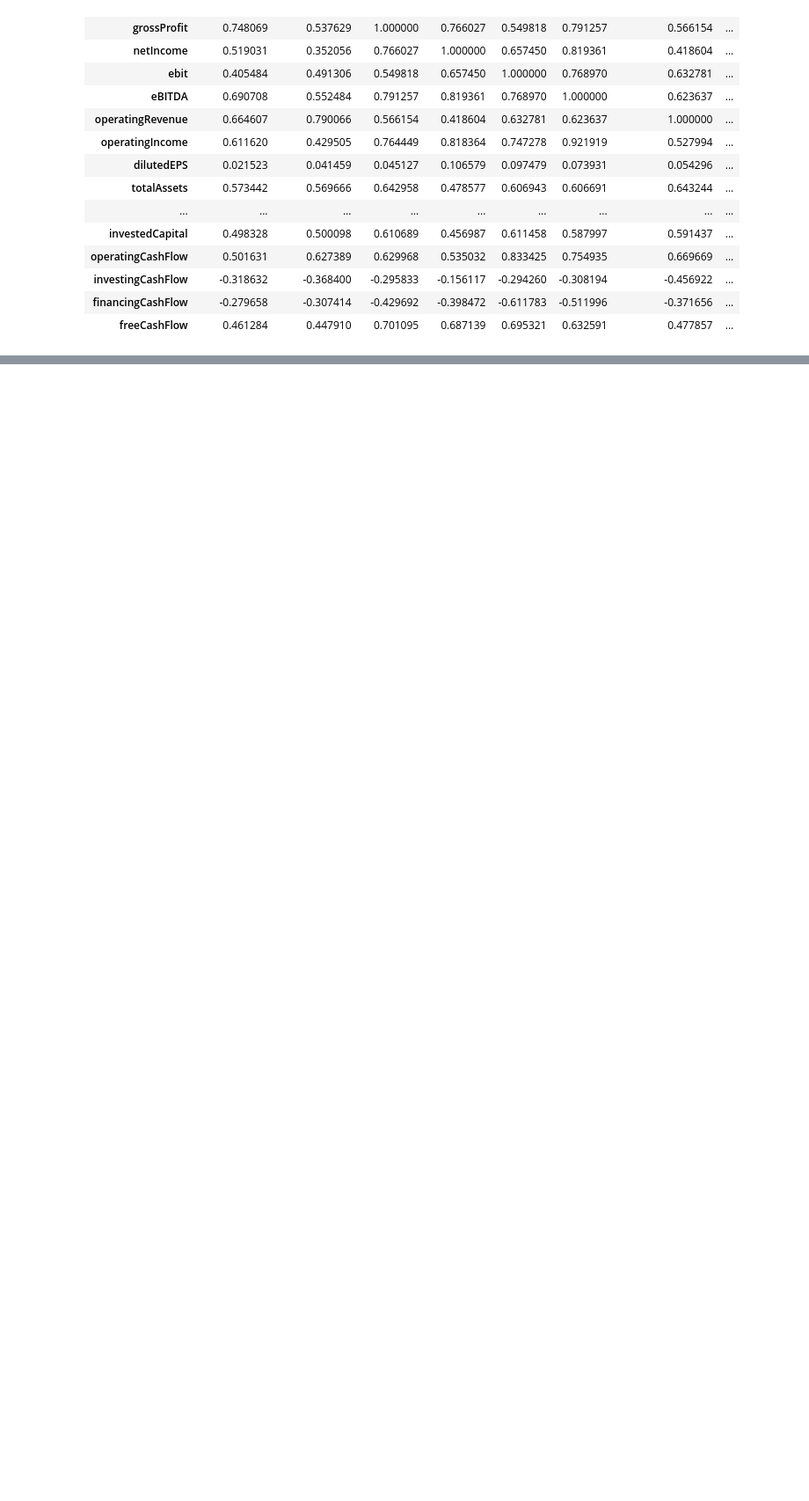
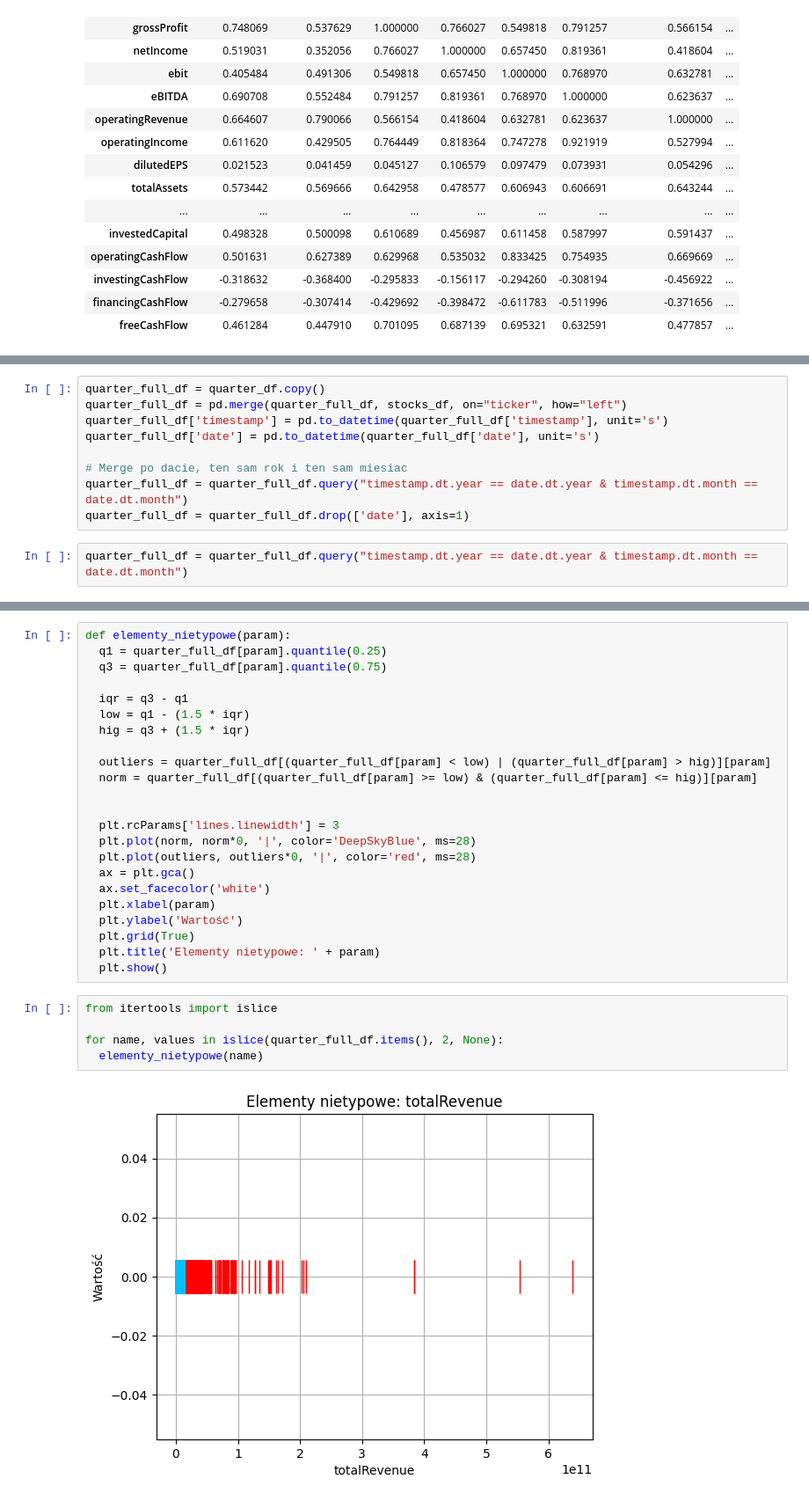
Before and after one commit to codespaghettifier/sp500-exploration, a Jupyter notebook: clean_yahoo_financials.ipynb, the cells around one changed output, grey strips where cells are left out. Shown at 88% size. Cells and saved outputs as stored; diff of their text form; blank space fills up the shorter version.

Commit message:
Elementy nietypowe

```diff
--- a/clean_yahoo_financials.ipynb
+++ b/clean_yahoo_financials.ipynb
@@ -506,0 +615,11 @@ plt.show()
+# %%
+quarter_full_df = quarter_df.copy()
+quarter_full_df = pd.merge(quarter_full_df, stocks_df, on="ticker", how="left")
+quarter_full_df['timestamp'] = pd.to_datetime(quarter_full_df['timestamp'], unit='s')
+quarter_full_df['date'] = pd.to_datetime(quarter_full_df['date'], unit='s')
+
+# Merge po dacie, ten sam rok i ten sam miesiac
+quarter_full_df = quarter_full_df.query("timestamp.dt.year == date.dt.year & timestamp.dt.month == date.dt.month")
+quarter_full_df = quarter_full_df.drop(['date'], axis=1)
+# %%
+quarter_full_df = quarter_full_df.query("timestamp.dt.year == date.dt.year & timestamp.dt.month == date.dt.month")
@@ -506,0 +665,30 @@ plt.show()
+# %%
+def elementy_nietypowe(param):
+  q1 = quarter_full_df[param].quantile(0.25)
+  q3 = quarter_full_df[param].quantile(0.75)
+
+  iqr = q3 - q1
+  low = q1 - (1.5 * iqr)
+  hig = q3 + (1.5 * iqr)
+
+  outliers = quarter_full_df[(quarter_full_df[param] < low) | (quarter_full_df[param] > hig)][param]
+  norm = quarter_full_df[(quarter_full_df[param] >= low) & (quarter_full_df[param] <= hig)][param]
+
+
+  plt.rcParams['lines.linewidth'] = 3
+  plt.plot(norm, norm*0, '|', color='DeepSkyBlue', ms=28)
+  plt.plot(outliers, outliers*0, '|', color='red', ms=28)
+  ax = plt.gca()
+  ax.set_facecolor('white')
+  plt.xlabel(param)
+  plt.ylabel('Wartość')
+  plt.grid(True)
+  plt.title('Elementy nietypowe: ' + param)
+  plt.show()
+# %%
+from itertools import islice
+
+for name, values in islice(quarter_full_df.items(), 2, None):
+  elementy_nietypowe(name)
+# %% [output]
+[figure, added]
```
Also changed, not shown: parts of 18 cells of this notebook.
